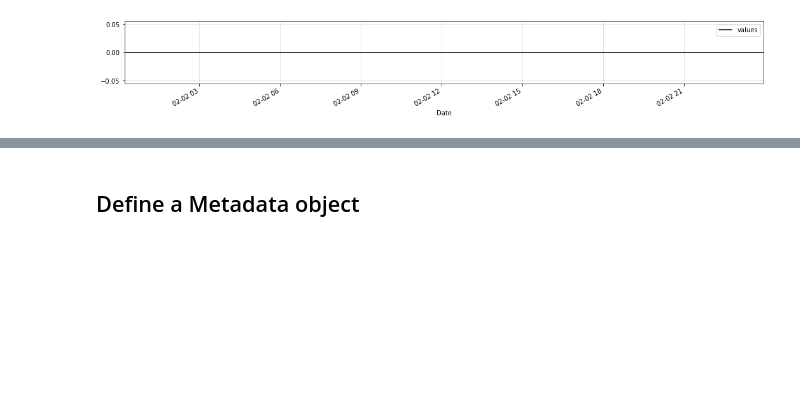
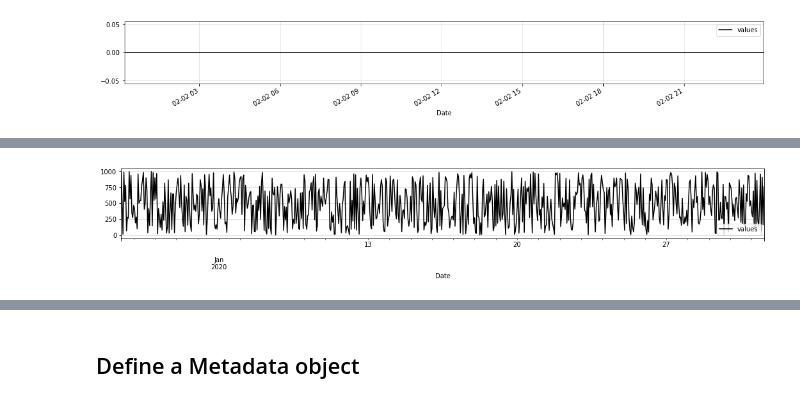
Before and after one commit to timeatlas-dev/timeatlas, a Jupyter notebook: notebooks/scrapbook.ipynb, the cells around one changed output, grey strips where cells are left out. Saved outputs shown, nothing was run; the diff lists cells and outputs as text; code cells hidden in the pictures; blank space fills up the shorter version.

```diff
--- a/notebooks/scrapbook.ipynb
+++ b/notebooks/scrapbook.ipynb
@@ -112,0 +184,4 @@ ts
+# %%
+ts.plot()
+# %% [output]
+[figure, added]
```
Also changed, not shown: parts of 26 cells of this notebook, 1 other file.
